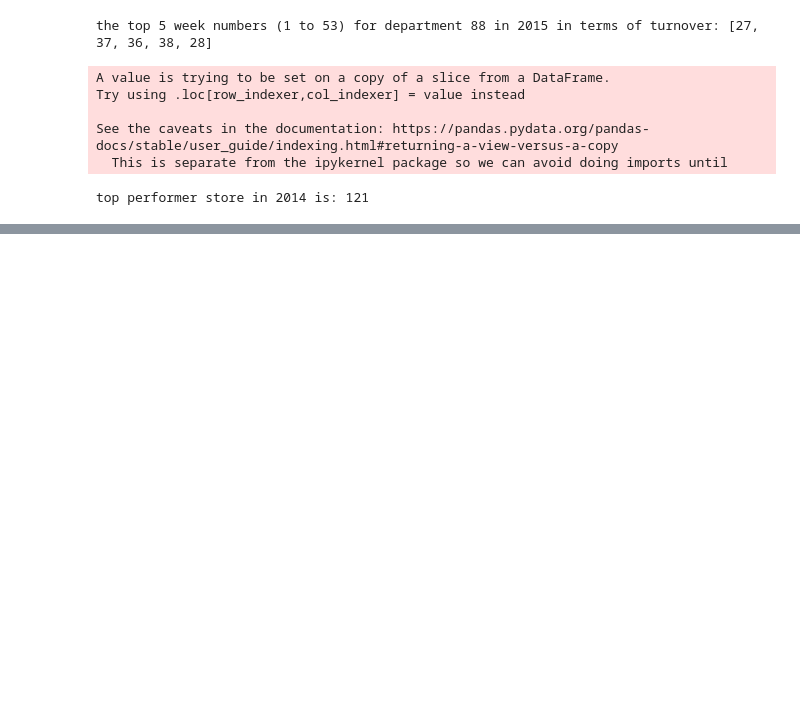
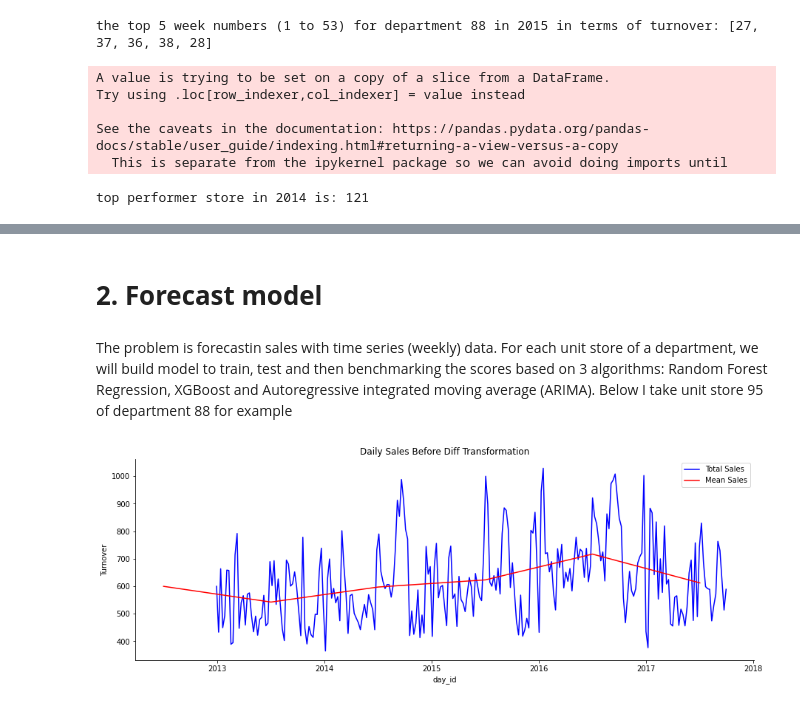
Before and after one commit to MedericTrungVU/revenue_forecasting_demo, a Jupyter notebook: test_ML_DCL.ipynb, the cells around one changed output, grey strips where cells are left out. Drawn from its saved outputs; the diff is of its cells as text; code cells hidden in the pictures; blank space fills up the shorter version.

```diff
--- a/test_ML_DCL.ipynb
+++ b/test_ML_DCL.ipynb
@@ -144,0 +127,4 @@ Name: turnover, dtype: float64
+# %% [markdown]
+# **2. Forecast model**
+# %% [markdown]
+The problem is forecastin sales with time series (weekly) data. For each unit store of a department, we will build model to train, test and then benchmarking the scores based on 3 algorithms: Random Forest Regression, XGBoost and Autoregressive integrated moving average (ARIMA). Below I take unit store 95 of department 88 for example
@@ -144,0 +133,19 @@ Name: turnover, dtype: float64
+# %%
+# 1. Determining if data is stationary
+def time_plot(data, x_col, y_col, title):
+    fig, ax = plt.subplots(figsize=(15,5))
+    sns.lineplot(x_col, y_col, data=data, ax=ax, color='blue', label='Total Sales')
+
+    second = data.groupby(data[x_col].dt.year)[y_col].mean().reset_index()
+    second[x_col] = pd.to_datetime(second[x_col], format='%Y')
+    sns.lineplot((second[x_col] + datetime.timedelta(6*365/12)), y_col, data=second, ax=ax, color='red', label='Mean Sales')
+
+    ax.set(xlabel = "day_id",ylabel = "Turnover",
+           title = title)
+
+    sns.despine()
+# %%
+df_unit95_dpt88 = train_df[(train_df['but_num_business_unit'] == 95) & (train_df['dpt_num_department'] == 88)]
+time_plot(df_unit95_dpt88, 'day_id', 'turnover', 'Daily Sales Before Diff Transformation')
+# %% [output]
+[figure, added]
```
Also changed, not shown: parts of 60 cells of this notebook.
